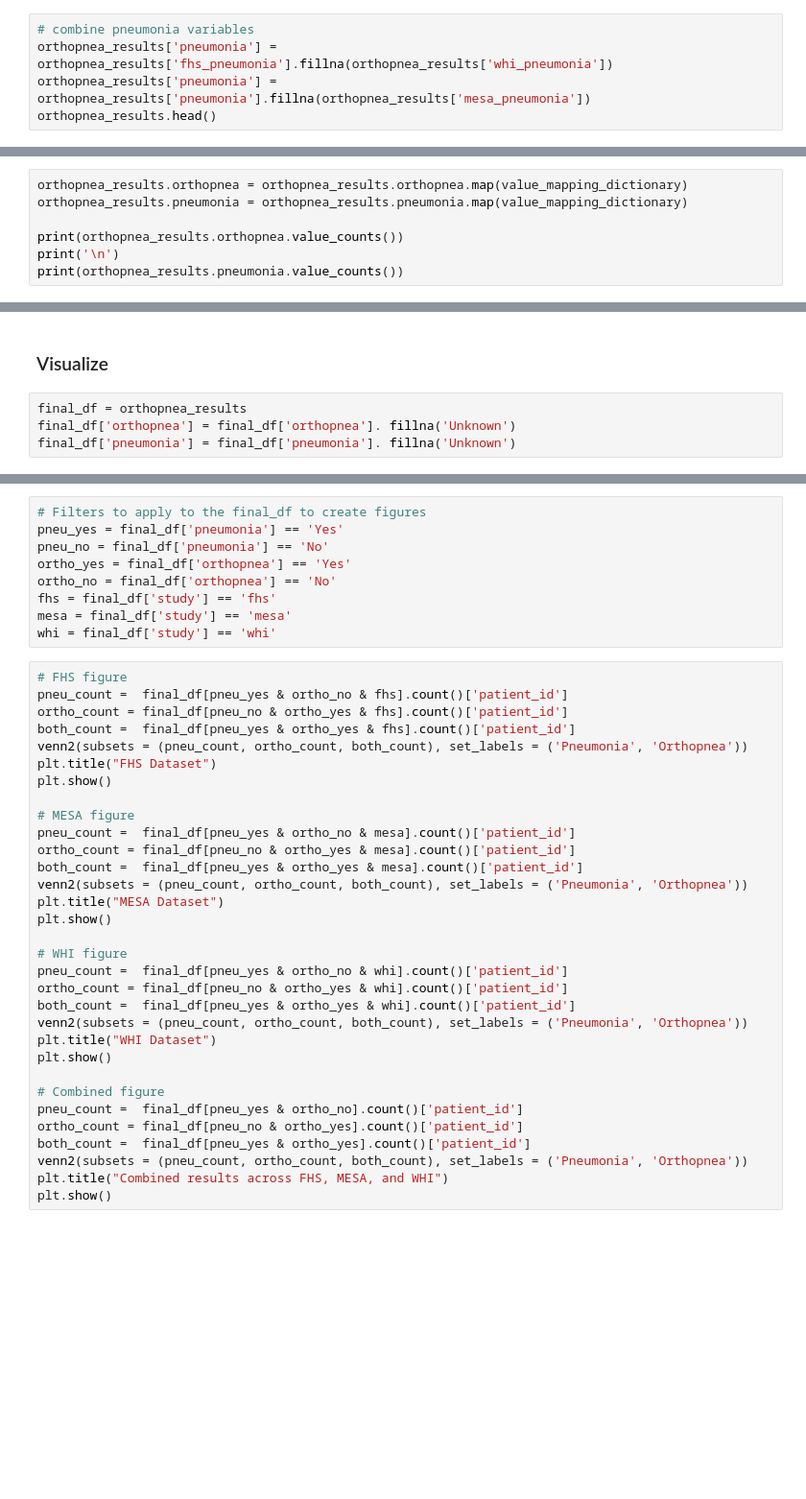
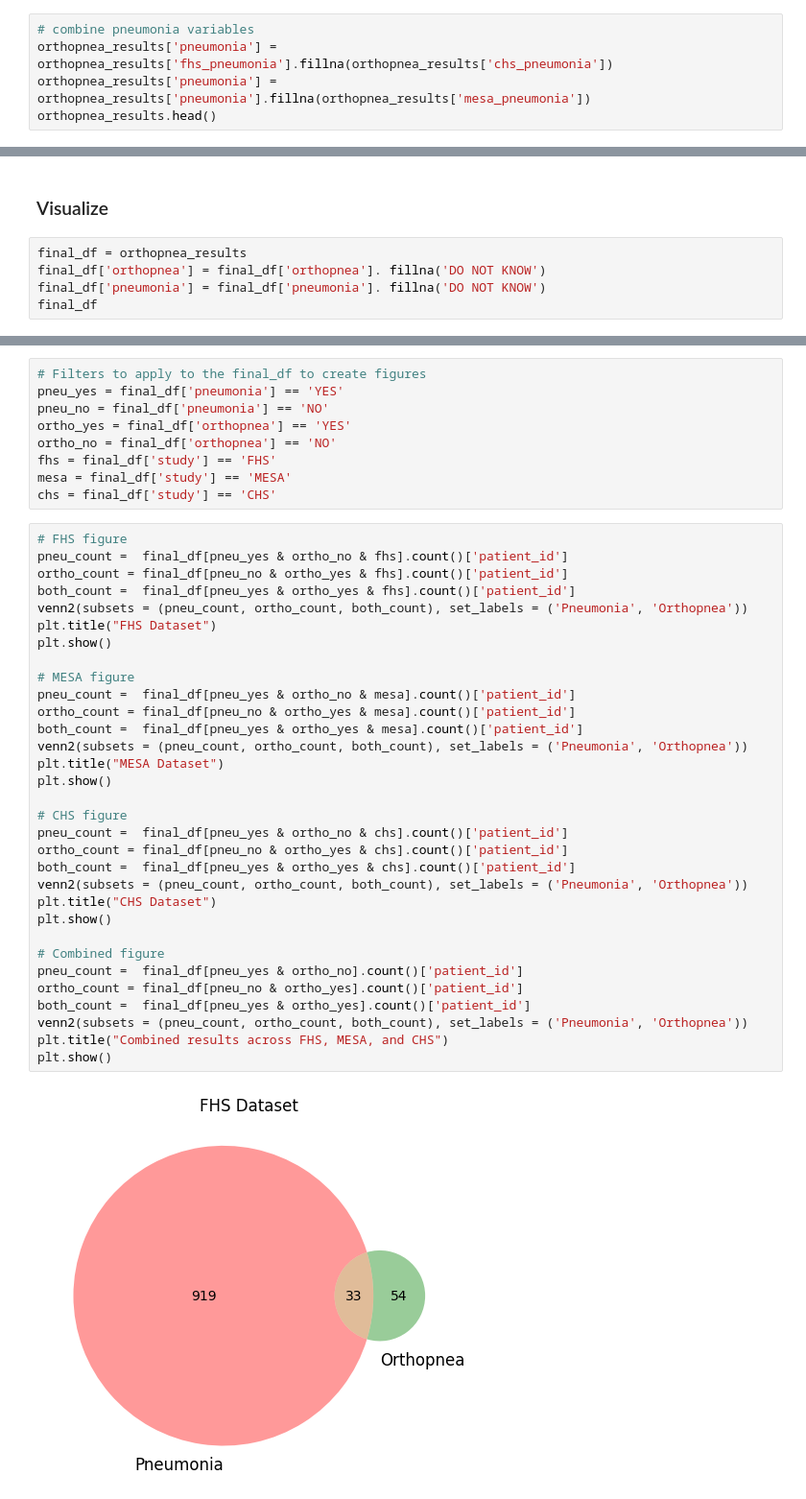
Before and after one commit to hms-dbmi/Access-to-Data-using-PIC-SURE-API, a Jupyter notebook: NHLBI_BioData_Catalyst/python/7_Harmonization_with_PICSURE.ipynb, the cells around one changed output, grey strips where cells are left out. Shown at 96% size. Drawn from its saved outputs; the diff is of its cells as text; blank space fills up the shorter version.

```diff
--- a/NHLBI_BioData_Catalyst/python/7_Harmonization_with_PICSURE.ipynb
+++ b/NHLBI_BioData_Catalyst/python/7_Harmonization_with_PICSURE.ipynb
@@ -377,5 +711,5 @@ orthopnea_results.head()
 # %%
 # combine pneumonia variables
-orthopnea_results['pneumonia'] = orthopnea_results['fhs_pneumonia'].fillna(orthopnea_results['whi_pneumonia'])
+orthopnea_results['pneumonia'] = orthopnea_results['fhs_pneumonia'].fillna(orthopnea_results['chs_pneumonia'])
 orthopnea_results['pneumonia'] = orthopnea_results['pneumonia'].fillna(orthopnea_results['mesa_pneumonia'])
 orthopnea_results.head()
@@ -405,7 +745,0 @@ And apply it to our hamonized orthopnea and pneumonia columns
-# %%
-orthopnea_results.orthopnea = orthopnea_results.orthopnea.map(value_mapping_dictionary)
-orthopnea_results.pneumonia = orthopnea_results.pneumonia.map(value_mapping_dictionary)
-
-print(orthopnea_results.orthopnea.value_counts())
-print('\n')
-print(orthopnea_results.pneumonia.value_counts())
@@ -415,5 +747,6 @@ Now that the variables have been encoded in the same way, we can use this datafr
 ### Visualize
 # %%
 final_df = orthopnea_results
-final_df['orthopnea'] = final_df['orthopnea']. fillna('Unknown')
-final_df['pneumonia'] = final_df['pneumonia']. fillna('Unknown')
+final_df['orthopnea'] = final_df['orthopnea']. fillna('DO NOT KNOW')
+final_df['pneumonia'] = final_df['pneumonia']. fillna('DO NOT KNOW')
+final_df
@@ -420,41 +767,43 @@ final_df['pneumonia'] = final_df['pneumonia']. fillna('Unknown')
 # %%
 # Filters to apply to the final_df to create figures
-pneu_yes = final_df['pneumonia'] == 'Yes'
-pneu_no = final_df['pneumonia'] == 'No'
-ortho_yes = final_df['orthopnea'] == 'Yes'
-ortho_no = final_df['orthopnea'] == 'No'
-fhs = final_df['study'] == 'fhs'
-mesa = final_df['study'] == 'mesa'
-whi = final_df['study'] == 'whi'
+pneu_yes = final_df['pneumonia'] == 'YES'
+pneu_no = final_df['pneumonia'] == 'NO'
+ortho_yes = final_df['orthopnea'] == 'YES'
+ortho_no = final_df['orthopnea'] == 'NO'
+fhs = final_df['study'] == 'FHS'
+mesa = final_df['study'] == 'MESA'
+chs = final_df['study'] == 'CHS'
 # %%
 # FHS figure
 pneu_count =  final_df[pneu_yes & ortho_no & fhs].count()['patient_id']
 ortho_count = final_df[pneu_no & ortho_yes & fhs].count()['patient_id']
 both_count =  final_df[pneu_yes & ortho_yes & fhs].count()['patient_id']
 venn2(subsets = (pneu_count, ortho_count, both_count), set_labels = ('Pneumonia', 'Orthopnea'))
 plt.title("FHS Dataset")
 plt.show()
 
 # MESA figure
 pneu_count =  final_df[pneu_yes & ortho_no & mesa].count()['patient_id']
 ortho_count = final_df[pneu_no & ortho_yes & mesa].count()['patient_id']
 both_count =  final_df[pneu_yes & ortho_yes & mesa].count()['patient_id']
 venn2(subsets = (pneu_count, ortho_count, both_count), set_labels = ('Pneumonia', 'Orthopnea'))
 plt.title("MESA Dataset")
 plt.show()
 
-# WHI figure
-pneu_count =  final_df[pneu_yes & ortho_no & whi].count()['patient_id']
-ortho_count = final_df[pneu_no & ortho_yes & whi].count()['patient_id']
-both_count =  final_df[pneu_yes & ortho_yes & whi].count()['patient_id']
+# CHS figure
+pneu_count =  final_df[pneu_yes & ortho_no & chs].count()['patient_id']
+ortho_count = final_df[pneu_no & ortho_yes & chs].count()['patient_id']
+both_count =  final_df[pneu_yes & ortho_yes & chs].count()['patient_id']
 venn2(subsets = (pneu_count, ortho_count, both_count), set_labels = ('Pneumonia', 'Orthopnea'))
-plt.title("WHI Dataset")
+plt.title("CHS Dataset")
 plt.show()
 
 # Combined figure
 pneu_count =  final_df[pneu_yes & ortho_no].count()['patient_id']
 ortho_count = final_df[pneu_no & ortho_yes].count()['patient_id']
 both_count =  final_df[pneu_yes & ortho_yes].count()['patient_id']
 venn2(subsets = (pneu_count, ortho_count, both_count), set_labels = ('Pneumonia', 'Orthopnea'))
-plt.title("Combined results across FHS, MESA, and WHI")
+plt.title("Combined results across FHS, MESA, and CHS")
 plt.show()
+# %% [output]
+[figure, added]
```
Also changed, not shown: parts of 55 cells of this notebook, 1 other file.
